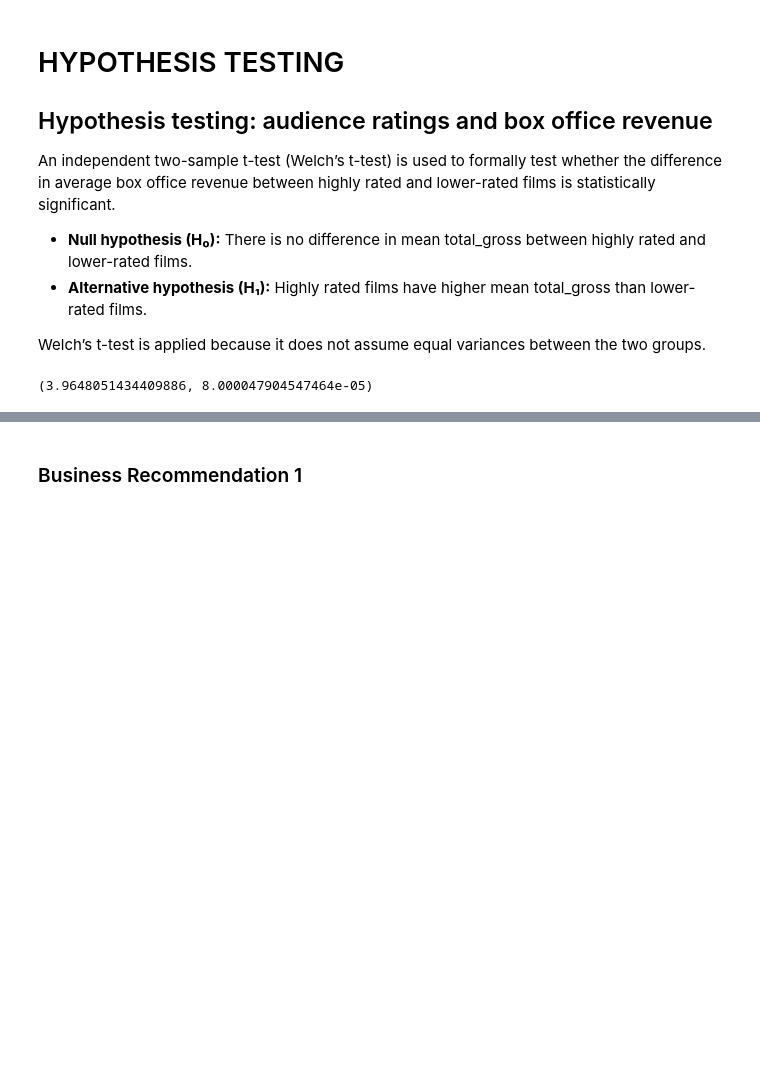
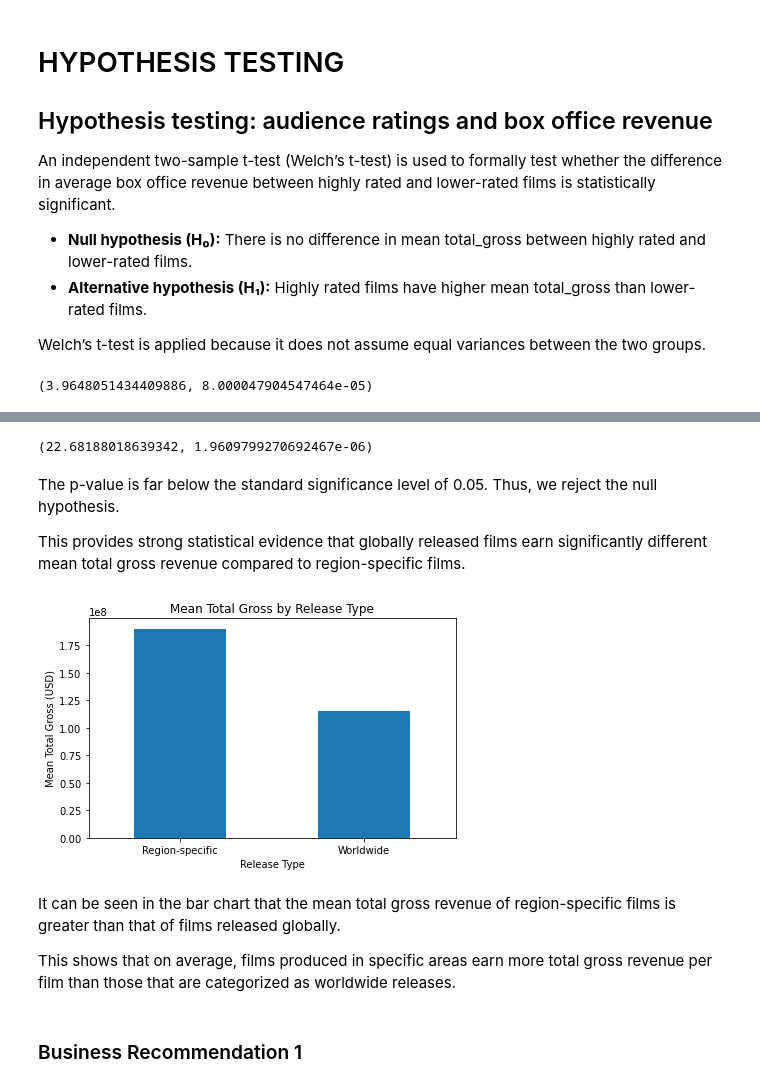
Before and after one commit to raphaelndemo/Movie-Industry-Analysis, a Jupyter notebook: notebooks/final.ipynb, the cells around one changed output, grey strips where cells are left out. Drawn from its saved outputs; the diff is of its cells as text; code cells hidden in the pictures; blank space fills up the shorter version.

```diff
--- a/notebooks/final.ipynb
+++ b/notebooks/final.ipynb
@@ -1523,0 +1698,10 @@ t_stat, p_value
+# %%
+release_type = []
+
+for r in clean_merged_df["region"]:
+    if r == "XWW":
+        release_type.append("Worldwide")
+    else:
+        release_type.append("Region-specific")
+
+clean_merged_df.loc[:, "release_type"] = release_type
@@ -1524,3 +1735,44 @@ t_stat, p_value
+# %%
+from scipy.stats import f_oneway
+
+worldwide = clean_merged_df.loc[
+    clean_merged_df["release_type"] == "Worldwide",
+    "total_gross"
+]
+
+regional = clean_merged_df.loc[
+    clean_merged_df["release_type"] == "Region-specific",
+    "total_gross"
+]
+
+f_stat, p_value = f_oneway(worldwide, regional)
+
+f_stat, p_value
+# %% [output]
+(22.68188018639342, 1.9609799270692467e-06)
+# %% [markdown]
+The p-value is far below the standard significance level of 0.05. Thus, we reject the null hypothesis.
+
+This provides strong statistical evidence that globally released films earn significantly different mean total gross revenue compared to region-specific films.
+# %%
+import matplotlib.pyplot as plt
+
+mean_gross = clean_merged_df.groupby("release_type")["total_gross"].mean()
+
+plt.figure(figsize=(6,4))
+mean_gross.plot(kind="bar", rot=0)
+
+plt.title("Mean Total Gross by Release Type")
+plt.xlabel("Release Type")
+plt.ylabel("Mean Total Gross (USD)")
+plt.tight_layout()
+plt.show()
+# %% [output]
+[figure, added]
+# %% [markdown]
+It can be seen in the bar chart that the mean total gross revenue of region-specific films is greater than that of films released globally.
+
+This shows that on average, films produced in specific areas earn more total gross revenue per film than those that are categorized as worldwide releases.
 # %% [markdown]
 ### Business Recommendation 1
 # %% [markdown]
```
Also changed, not shown: parts of 19 cells of this notebook, 2 other files.
